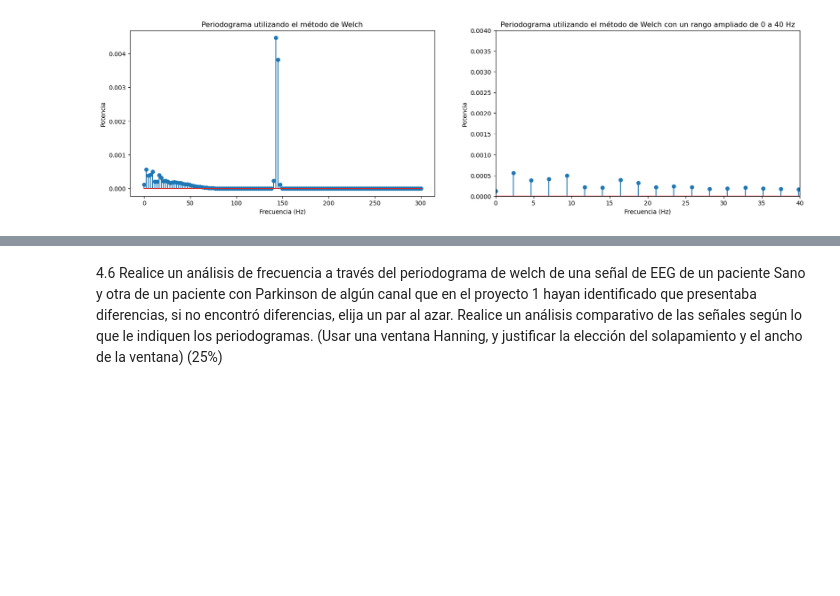
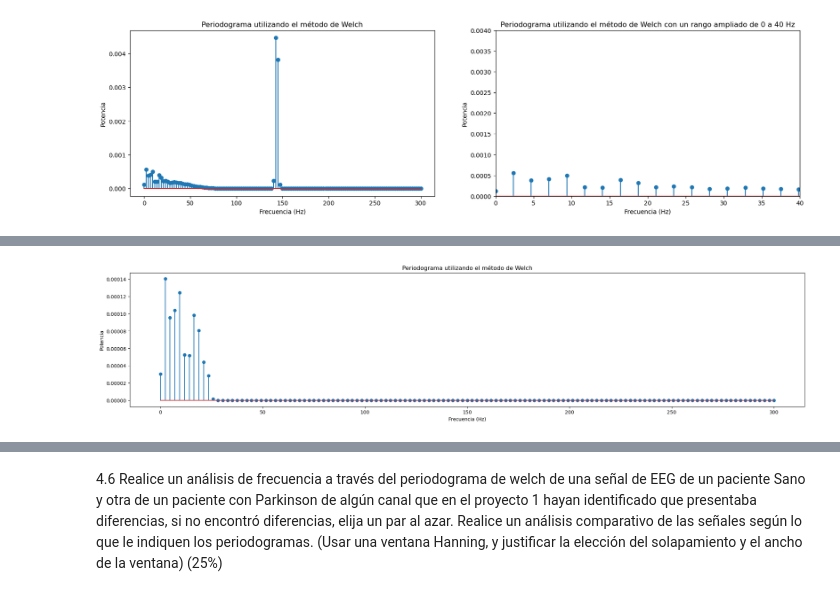
Before and after one commit to LuEnciso21/BIOSENALES24II, a Jupyter notebook: Practica5/P6_AESPECTRAL_LUISAENCISO_JADERCHINGAL.ipynb, the cells around one changed output, grey strips where cells are left out. Saved outputs shown, nothing was run; the diff lists cells and outputs as text; code cells hidden in the pictures; blank space fills up the shorter version.

```diff
--- a/Practica5/P6_AESPECTRAL_LUISAENCISO_JADERCHINGAL.ipynb
+++ b/Practica5/P6_AESPECTRAL_LUISAENCISO_JADERCHINGAL.ipynb
@@ -369,0 +412,24 @@ Aplicar un filtro si se identifica ruido y comprobarlo.
+# %%
+s = 600 # Frecuencia de muestreo de la señal ECG
+# Calcular la longitud de la señal
+len_signalecg = len(np.real(xr))
+# Ajustar nperseg según la longitud de la señal
+nperseg = min(256, len_signalecg)  # Ancho de la ventana, nperseg no debe ser mayor que la longitud de la señal
+noverlap = int(nperseg / 2)  # Solapamiento de las ventanas
+ventana = np.hanning(nperseg)  # Ventana Hanning
+# Calcular el periodograma de Welch
+f, pxx = welch(np.real(xr), fs, window=ventana, nperseg=nperseg, noverlap=noverlap)
+
+# Se grafica frecuencia vs potencia
+plt.figure(figsize=(25,5))
+plt.stem(f, pxx)
+plt.ylabel('Potencia')
+plt.xlabel('Frecuencia (Hz)')
+plt.title("Periodograma utilizando el método de Welch")
+
+
+
+
+plt.show()
+# %% [output]
+[figure, added]
```
Also changed, not shown: parts of 10 cells of this notebook.
